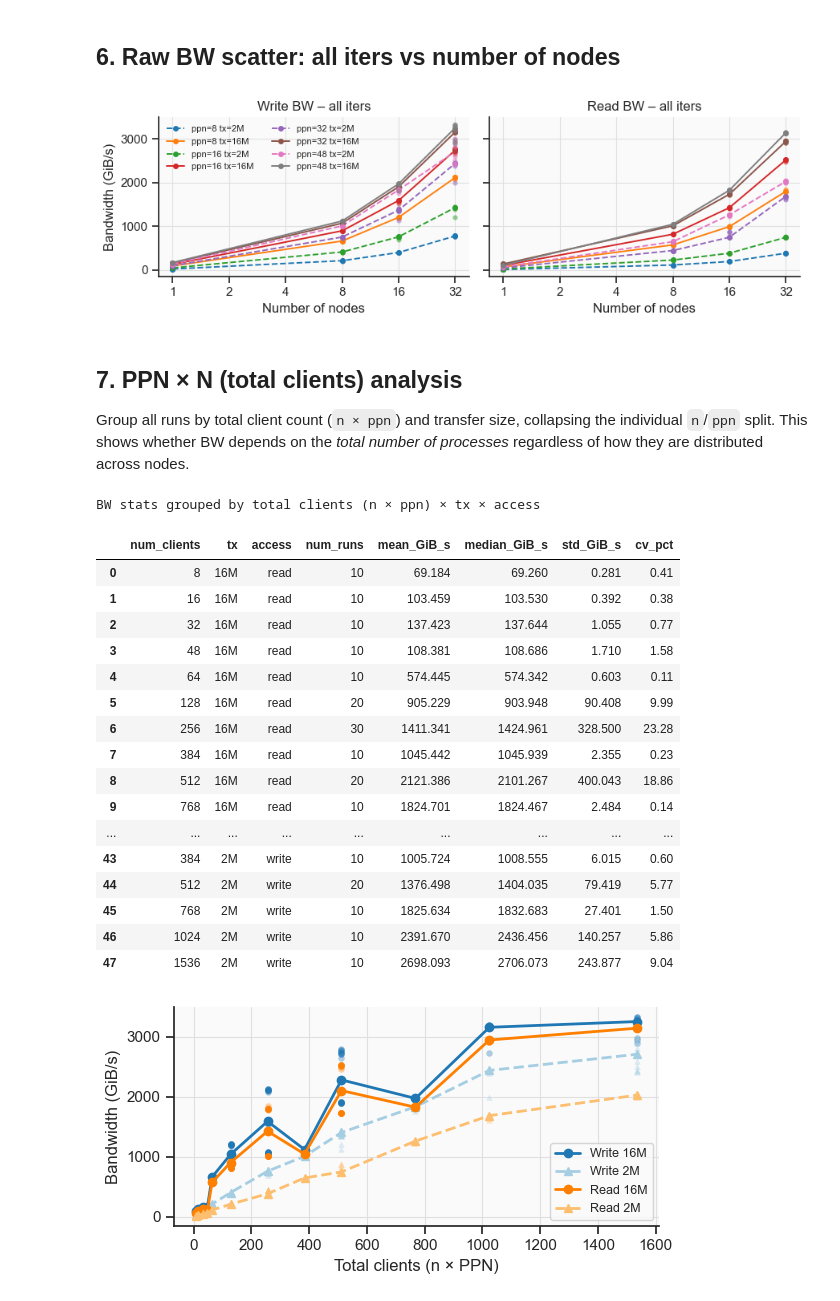
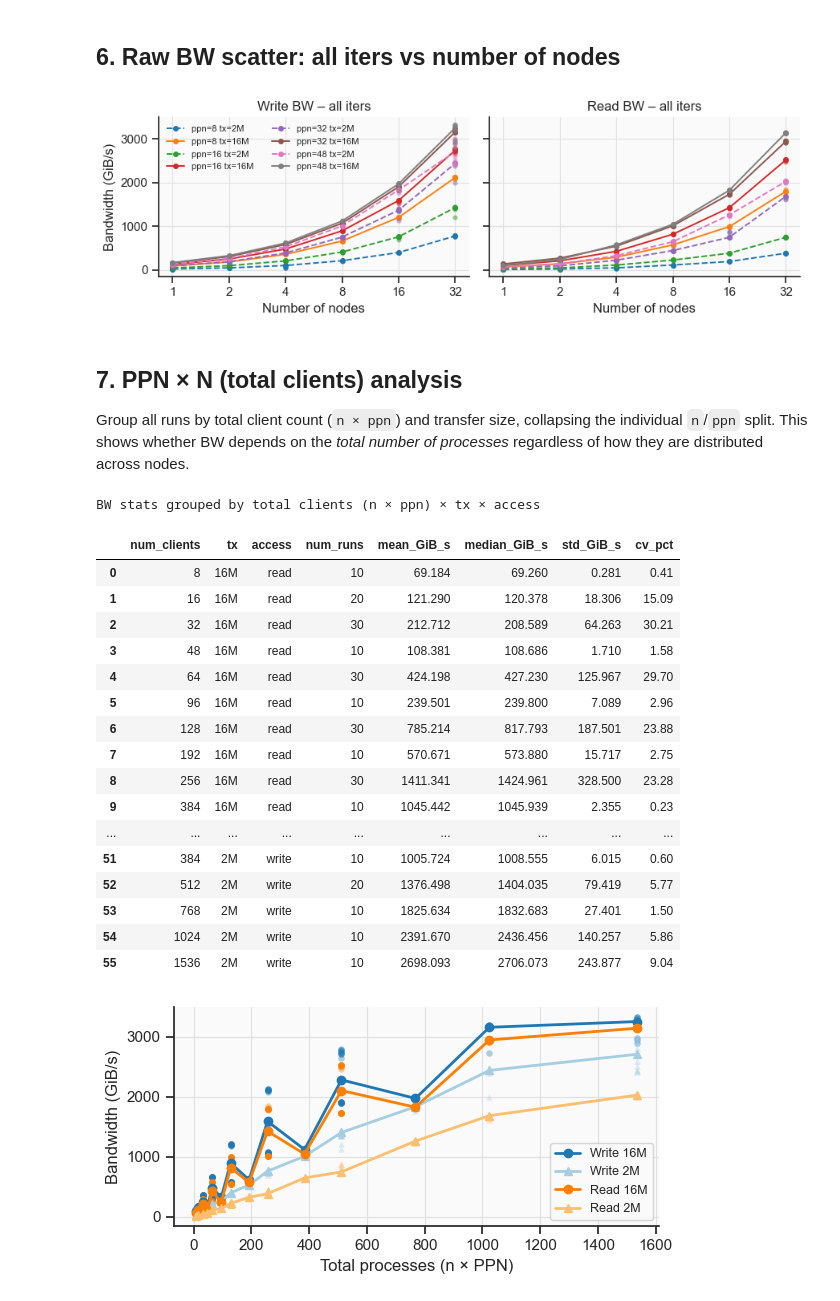
Before and after one commit to cissieAB/pdsw26_daos-bench, a Jupyter notebook: results/aurora/ior/ior-rw/ior_rw_analysis.ipynb, the cells around one changed output. Drawn from its saved outputs; the diff is of its cells as text; code cells hidden in the pictures.

```diff
--- a/results/aurora/ior/ior-rw/ior_rw_analysis.ipynb
+++ b/results/aurora/ior/ior-rw/ior_rw_analysis.ipynb
@@ -176,7 +176,7 @@ for access_type in ["write", "read"]:
 ## 4. Peak Read/Write BW
 # %%
 peak_rows = []
-for n_val in [16, 32]:
+for n_val in [1, 2, 4, 8, 16, 32]:
     for access_type in ["write", "read"]:
         sub = combined[(combined["n"] == n_val) & (combined["access"] == access_type)]
         idx = sub["bw_GiB_s"].idxmax()
@@ -324,7 +391,7 @@ axes[0].legend(frameon=False, fontsize=8, ncol=2)
 fig.tight_layout()
 plt.show()
 # %% [output]
-[figure, old version]
+[figure, new version]
 # %% [markdown]
 ## 7. PPN × N (total clients) analysis
 
@@ -361,9 +428,9 @@ display(
 # ── Single figure: raw scatter + median line ─────────────────────────────────
 SERIES = [
     ("write", "16M", paired[1],  "-",  "o",  "Write 16M"),
-    ("write",  "2M", paired[0], "--",  "^",  "Write 2M"),
+    ("write",  "2M", paired[0], "-",  "^",  "Write 2M"),
     ("read",  "16M", paired[7],  "-",  "o",  "Read 16M"),
-    ("read",   "2M", paired[6], "--",  "^",  "Read 2M"),
+    ("read",   "2M", paired[6], "-",  "^",  "Read 2M"),
 ]
 
 fig, ax = plt.subplots(figsize=(6, 3))
@@ -374,46 +441,47 @@ for access_type, tx_v, color, ls, marker, label in SERIES:
         (combined["tx"] == tx_v)
     ]
     if sub.empty:
         continue
 
     # Raw scatter
     ax.scatter(
         sub["num_clients"], sub["bw_GiB_s"],
         color=color, marker=marker, s=22, alpha=0.35, linewidths=0, zorder=3,
     )
 
     # Median line
     med = sub.groupby("num_clients")["bw_GiB_s"].median().reset_index()
     ax.plot(
         med["num_clients"], med["bw_GiB_s"],
         color=color, linestyle=ls, linewidth=2,
         marker=marker, markersize=6,
         label=label, zorder=4,
     )
 
-ax.set_xlabel("Total clients (n × PPN)")
+ax.set_xlabel("Total processes (n × PPN)")
 ax.set_ylabel("Bandwidth (GiB/s)")
 # ax.set_title("BW vs total clients – raw scatter + median")
-ax.legend(frameon=True, fontsize=9)
+ax.legend(frameon=True, fontsize=9, loc="lower right")
 fig.tight_layout()
+plt.savefig("ior-scaling.pdf", bbox_inches="tight")
 plt.show()
 # %% [output]
 BW stats grouped by total clients (n × ppn) × tx × access
 |  | num_clients | tx | access | num_runs | mean_GiB_s | median_GiB_s | std_GiB_s | cv_pct |
 | 0 | 8 | 16M | read | 10 | 69.184 | 69.260 | 0.281 | 0.41 |
-| 1 | 16 | 16M | read | 10 | 103.459 | 103.530 | 0.392 | 0.38 |
-| 2 | 32 | 16M | read | 10 | 137.423 | 137.644 | 1.055 | 0.77 |
+| 1 | 16 | 16M | read | 20 | 121.290 | 120.378 | 18.306 | 15.09 |
+| 2 | 32 | 16M | read | 30 | 212.712 | 208.589 | 64.263 | 30.21 |
 | 3 | 48 | 16M | read | 10 | 108.381 | 108.686 | 1.710 | 1.58 |
-| 4 | 64 | 16M | read | 10 | 574.445 | 574.342 | 0.603 | 0.11 |
-| 5 | 128 | 16M | read | 20 | 905.229 | 903.948 | 90.408 | 9.99 |
-| 6 | 256 | 16M | read | 30 | 1411.341 | 1424.961 | 328.500 | 23.28 |
-| 7 | 384 | 16M | read | 10 | 1045.442 | 1045.939 | 2.355 | 0.23 |
-| 8 | 512 | 16M | read | 20 | 2121.386 | 2101.267 | 400.043 | 18.86 |
-| 9 | 768 | 16M | read | 10 | 1824.701 | 1824.467 | 2.484 | 0.14 |
+| 4 | 64 | 16M | read | 30 | 424.198 | 427.230 | 125.967 | 29.70 |
+| 5 | 96 | 16M | read | 10 | 239.501 | 239.800 | 7.089 | 2.96 |
+| 6 | 128 | 16M | read | 30 | 785.214 | 817.793 | 187.501 | 23.88 |
+| 7 | 192 | 16M | read | 10 | 570.671 | 573.880 | 15.717 | 2.75 |
+| 8 | 256 | 16M | read | 30 | 1411.341 | 1424.961 | 328.500 | 23.28 |
+| 9 | 384 | 16M | read | 10 | 1045.442 | 1045.939 | 2.355 | 0.23 |
 | ... | ... | ... | ... | ... | ... | ... | ... | ... |
-| 43 | 384 | 2M | write | 10 | 1005.724 | 1008.555 | 6.015 | 0.60 |
-| 44 | 512 | 2M | write | 20 | 1376.498 | 1404.035 | 79.419 | 5.77 |
-| 45 | 768 | 2M | write | 10 | 1825.634 | 1832.683 | 27.401 | 1.50 |
-| 46 | 1024 | 2M | write | 10 | 2391.670 | 2436.456 | 140.257 | 5.86 |
-| 47 | 1536 | 2M | write | 10 | 2698.093 | 2706.073 | 243.877 | 9.04 |
+| 51 | 384 | 2M | write | 10 | 1005.724 | 1008.555 | 6.015 | 0.60 |
+| 52 | 512 | 2M | write | 20 | 1376.498 | 1404.035 | 79.419 | 5.77 |
+| 53 | 768 | 2M | write | 10 | 1825.634 | 1832.683 | 27.401 | 1.50 |
+| 54 | 1024 | 2M | write | 10 | 2391.670 | 2436.456 | 140.257 | 5.86 |
+| 55 | 1536 | 2M | write | 10 | 2698.093 | 2706.073 | 243.877 | 9.04 |
-[figure, old version]
+[figure, new version]
```
Also changed, not shown: parts of 7 cells of this notebook, 2 other files.
